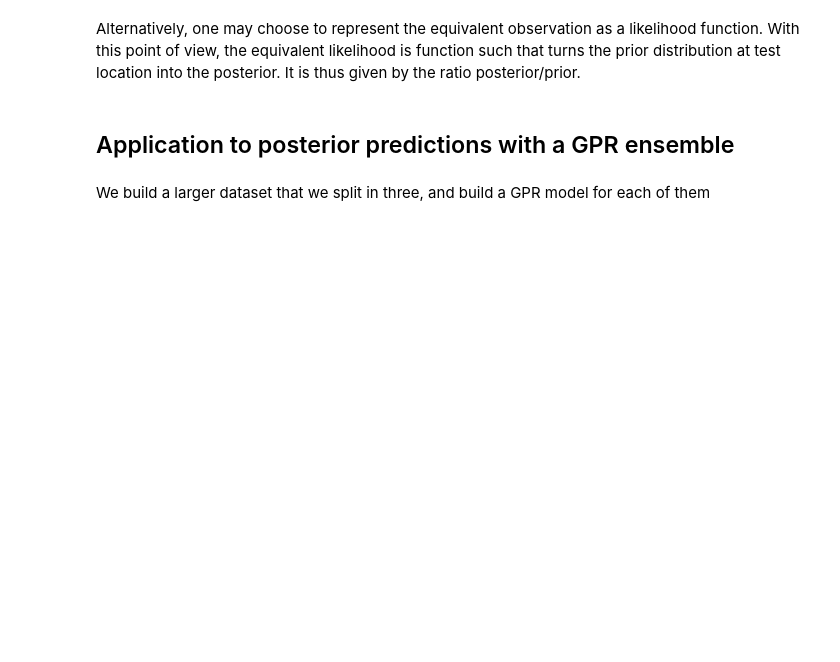
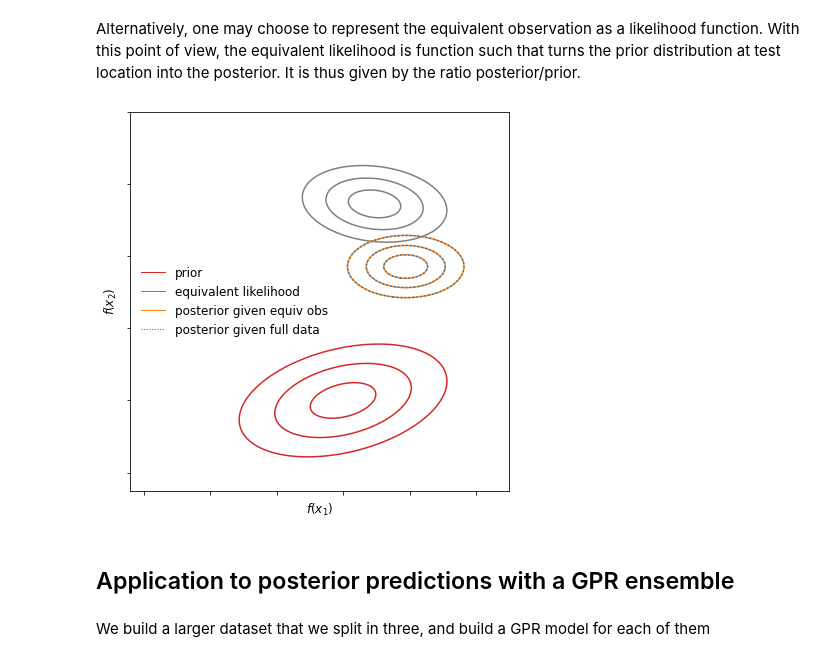
Before and after one commit to NicolasDurrande/guepard, a Jupyter notebook: docs/notebooks/explaining_equivalent_obs.ipynb, the cells around one changed output. Drawn from its saved outputs; the diff is of its cells as text; code cells hidden in the pictures; blank space fills up the shorter version.

```diff
--- a/docs/notebooks/explaining_equivalent_obs.ipynb
+++ b/docs/notebooks/explaining_equivalent_obs.ipynb
@@ -119,26 +136,34 @@ plt.tight_layout()
 # %% [markdown]
 Alternatively, one may choose to represent the equivalent observation as a likelihood function. With this point of view, the equivalent likelihood is function such that turns the prior distribution at test location into the posterior. It is thus given by the ratio posterior/prior.
 # %%
-fig, ax = plt.subplots(1, 1, figsize=(6, 3))
+# posterior predictions given the equivalent observation
+mx = Sp @ np.linalg.inv(Sp + Spl1) @ mpl1
+vx_full = Sp - Sp @ np.linalg.inv(Sp + Spl1) @ Sp.T
+
+fig, ax = plt.subplots(1, 1, figsize=(6, 6))
 plt_mvn(mup, Sp, 'C3')
-plt_mvn(me1, Se1, 'C0')
-plt_mvn(mpl1, Spl1, 'C1')
+plt_mvn(mpl1, Spl1, 'C7')
+plt_mvn(mx, vx_full, 'C1')
+plt_mvn(me1, Se1, 'C0', linestyles="dotted")
 
 from matplotlib.lines import Line2D
 custom_lines = [Line2D([0], [0], color='C3', lw=1),
-                Line2D([0], [0], color='C0', lw=1),
-                Line2D([0], [0], color='C1', lw=1)]
+                Line2D([0], [0], color='C7', lw=1),
+                Line2D([0], [0], color='C1', lw=1),
+                Line2D([0], [0], color='C0', lw=1, linestyle="dotted")]
 
-ax.legend(custom_lines, ['prior', 'posterior given data', 'equivalent likelihood'], loc="center left", frameon=False)
+ax.legend(custom_lines, ['prior', 'equivalent likelihood', 'posterior given equiv obs', 'posterior given full data'], loc="center left", frameon=False)
 #ax.set_xticks([])
 #ax.set_yticks([])
 ax.set_xlabel("$f(x_1)$")
 ax.set_ylabel("$f(x_2)$")
 ax.axes.xaxis.set_ticklabels([])
 ax.axes.yaxis.set_ticklabels([])
 plt.tight_layout()
 
 #plt.savefig("plots/toy_implicit_lik.pdf")
+# %% [output]
+[figure, added]
 # %% [markdown]
 ## Application to posterior predictions with a GPR ensemble
 # %% [markdown]
```
Also changed, not shown: parts of 6 cells of this notebook, 5 other files.
